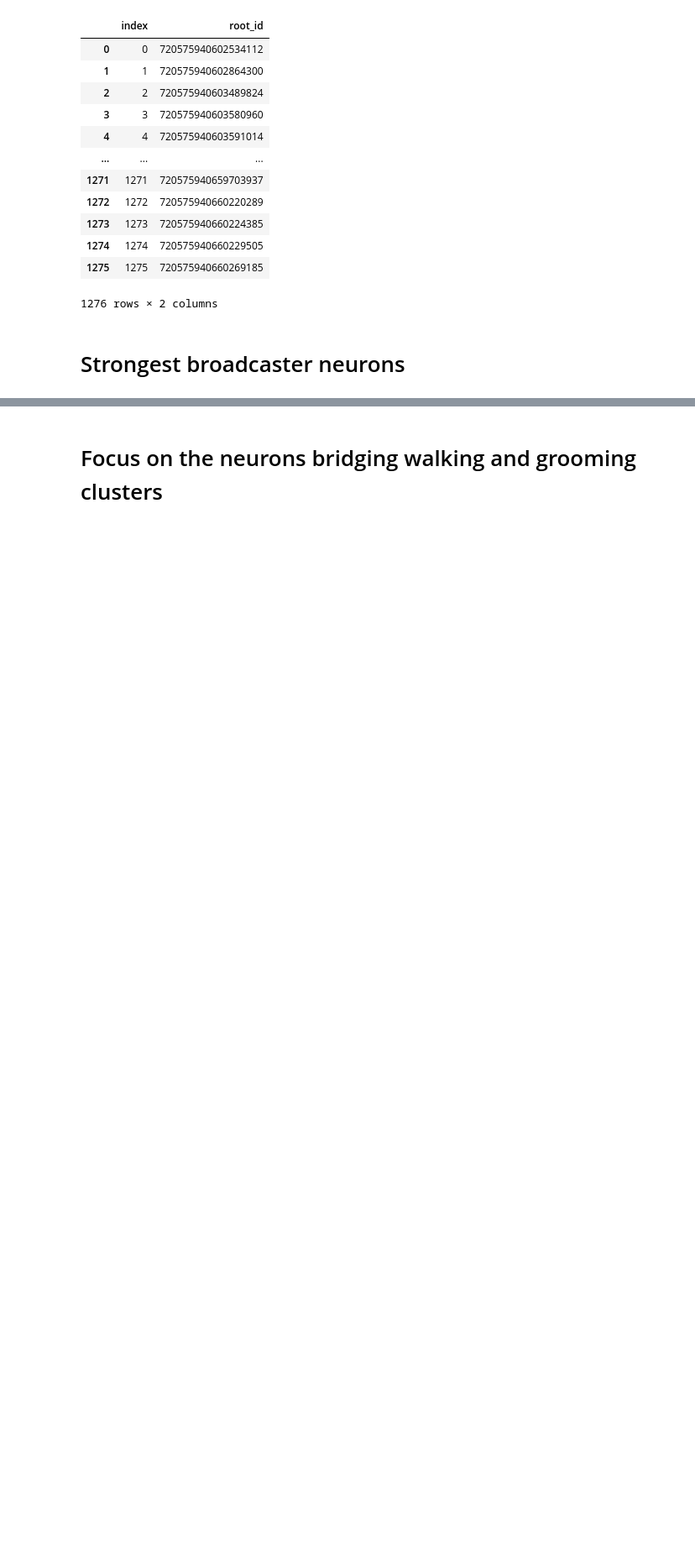
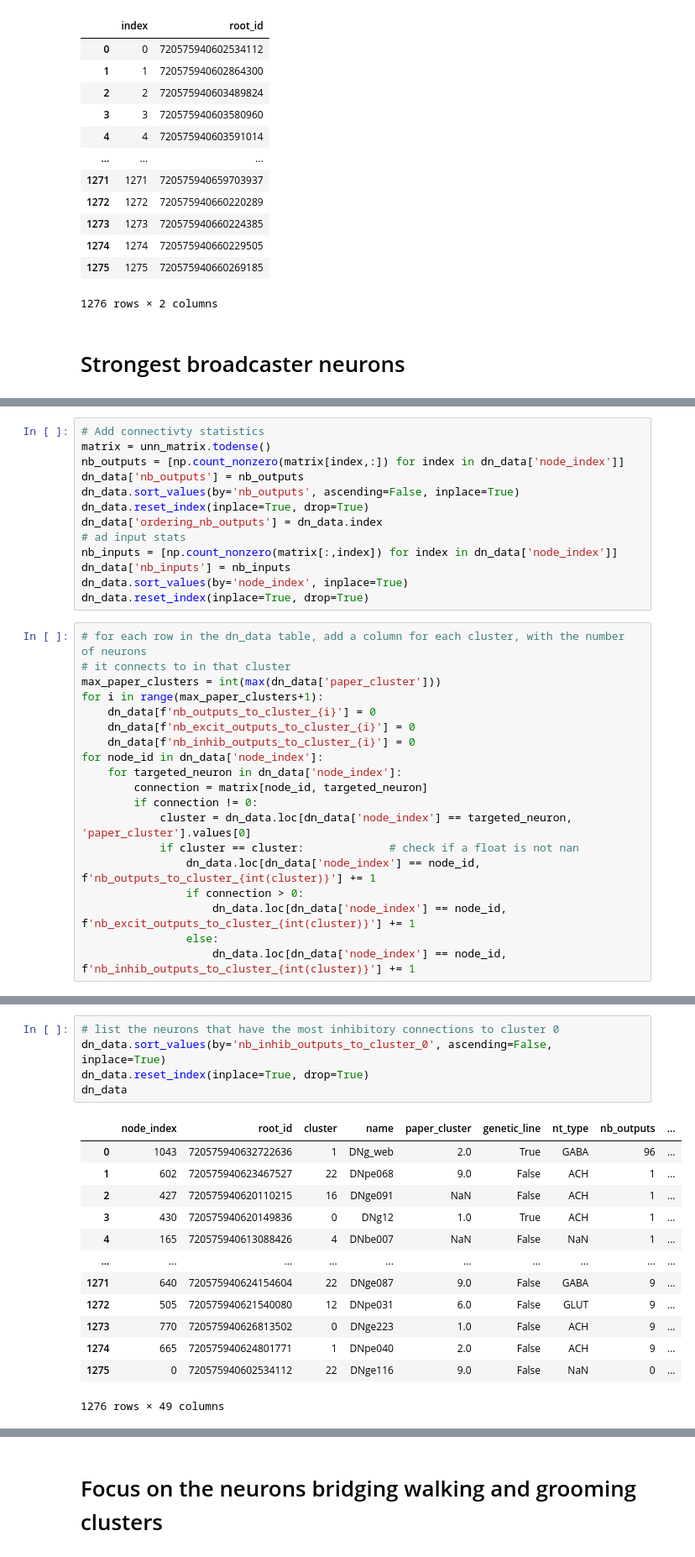
Before and after one commit to NeLy-EPFL/dn_networks, a Jupyter notebook: dn_connectomics/test_ground.ipynb, the cells around one changed output, grey strips where cells are left out. Shown at 84% size. Saved outputs shown, nothing was run; the diff lists cells and outputs as text; blank space fills up the shorter version.

```diff
--- a/dn_connectomics/test_ground.ipynb
+++ b/dn_connectomics/test_ground.ipynb
@@ -137,0 +118,32 @@ dn_data
+# %%
+# Add connectivty statistics
+matrix = unn_matrix.todense()
+nb_outputs = [np.count_nonzero(matrix[index,:]) for index in dn_data['node_index']]
+dn_data['nb_outputs'] = nb_outputs
+dn_data.sort_values(by='nb_outputs', ascending=False, inplace=True)
+dn_data.reset_index(inplace=True, drop=True)
+dn_data['ordering_nb_outputs'] = dn_data.index
+# ad input stats
+nb_inputs = [np.count_nonzero(matrix[:,index]) for index in dn_data['node_index']]
+dn_data['nb_inputs'] = nb_inputs
+dn_data.sort_values(by='node_index', inplace=True)
+dn_data.reset_index(inplace=True, drop=True)
+# %%
+# for each row in the dn_data table, add a column for each cluster, with the number of neurons
+# it connects to in that cluster
+max_paper_clusters = int(max(dn_data['paper_cluster']))
+for i in range(max_paper_clusters+1):
+    dn_data[f'nb_outputs_to_cluster_{i}'] = 0
+    dn_data[f'nb_excit_outputs_to_cluster_{i}'] = 0
+    dn_data[f'nb_inhib_outputs_to_cluster_{i}'] = 0
+for node_id in dn_data['node_index']:
+    for targeted_neuron in dn_data['node_index']:
+        connection = matrix[node_id, targeted_neuron]
+        if connection != 0:
+            cluster = dn_data.loc[dn_data['node_index'] == targeted_neuron, 'paper_cluster'].values[0]
+            if cluster == cluster:             # check if a float is not nan
+                dn_data.loc[dn_data['node_index'] == node_id, f'nb_outputs_to_cluster_{int(cluster)}'] += 1
+                if connection > 0:
+                    dn_data.loc[dn_data['node_index'] == node_id, f'nb_excit_outputs_to_cluster_{int(cluster)}'] += 1
+                else:
+                    dn_data.loc[dn_data['node_index'] == node_id, f'nb_inhib_outputs_to_cluster_{int(cluster)}'] += 1
@@ -137,0 +172,19 @@ dn_data
+# %%
+# list the neurons that have the most inhibitory connections to cluster 0
+dn_data.sort_values(by='nb_inhib_outputs_to_cluster_0', ascending=False, inplace=True)
+dn_data.reset_index(inplace=True, drop=True)
+dn_data
+# %% [output]
+|  | node_index | root_id | cluster | name | paper_cluster | genetic_line | nt_type | nb_outputs | ... |
+| 0 | 1043 | 720575940632722636 | 1 | DNg_web | 2.0 | True | GABA | 96 | ... |
+| 1 | 602 | 720575940623467527 | 22 | DNpe068 | 9.0 | False | ACH | 1 | ... |
+| 2 | 427 | 720575940620110215 | 16 | DNge091 | NaN | False | ACH | 1 | ... |
+| 3 | 430 | 720575940620149836 | 0 | DNg12 | 1.0 | True | ACH | 1 | ... |
+| 4 | 165 | 720575940613088426 | 4 | DNbe007 | NaN | False | NaN | 1 | ... |
+| ... | ... | ... | ... | ... | ... | ... | ... | ... | ... |
+| 1271 | 640 | 720575940624154604 | 22 | DNge087 | 9.0 | False | GABA | 9 | ... |
+| 1272 | 505 | 720575940621540080 | 12 | DNpe031 | 6.0 | False | GLUT | 9 | ... |
+| 1273 | 770 | 720575940626813502 | 0 | DNge223 | 1.0 | False | ACH | 9 | ... |
+| 1274 | 665 | 720575940624801771 | 1 | DNpe040 | 2.0 | False | ACH | 9 | ... |
+| 1275 | 0 | 720575940602534112 | 22 | DNge116 | 9.0 | False | NaN | 0 | ... |
+1276 rows × 49 columns
```
Also changed, not shown: parts of 26 cells of this notebook, 10 other files.
